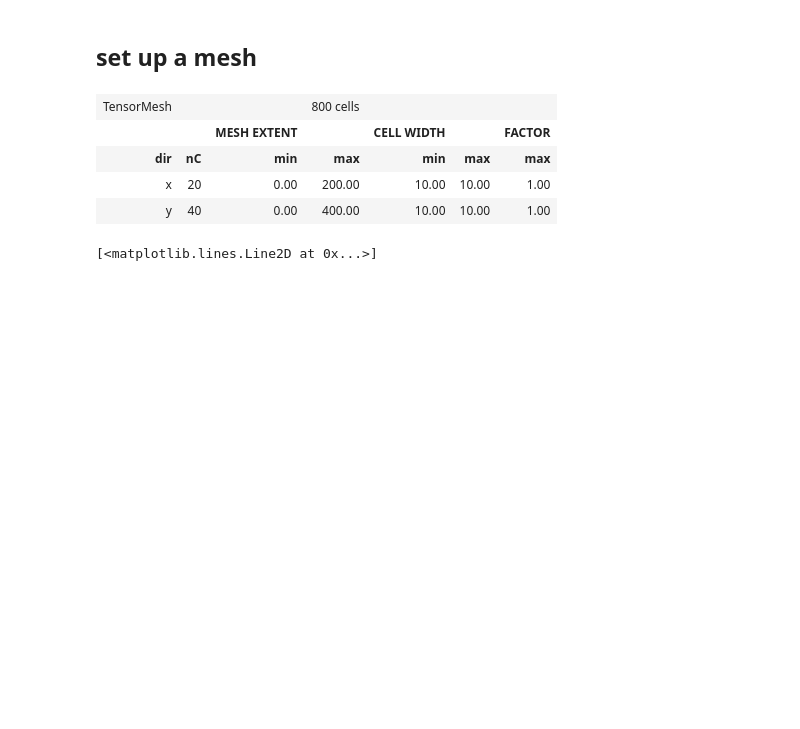
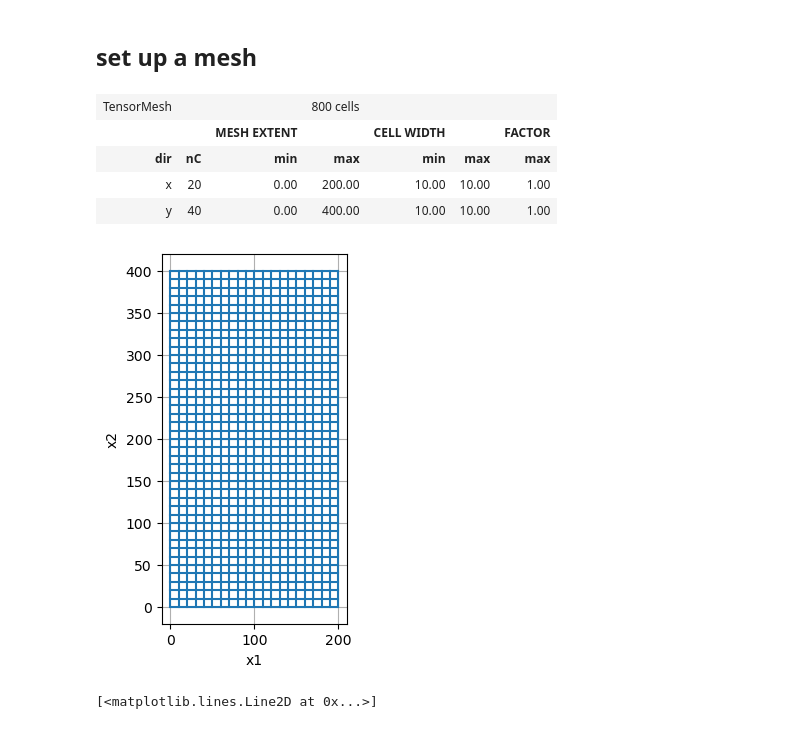
Before and after one commit to lheagy/eosc-454, a Jupyter notebook: lectures/tomography.ipynb, the cells around one changed output. Drawn from its saved outputs; the diff is of its cells as text; code cells hidden in the pictures; blank space fills up the shorter version.

```diff
--- a/lectures/tomography.ipynb
+++ b/lectures/tomography.ipynb
@@ -55,6 +55,12 @@ mesh
 | dir | nC | min | max | min | max | max |
 | x | 20 | 0.00 | 200.00 | 10.00 | 10.00 | 1.00 |
 | y | 40 | 0.00 | 400.00 | 10.00 | 10.00 | 1.00 |
+# %%
+fig, ax = plt.subplots(1, 1)
+mesh.plot_grid(ax=ax)
+ax.set_aspect(1)
+# %% [output]
+[figure, added]
 # %%
 n_src = 10
 y_src = np.linspace(dy/2, extent_y-dy/2, n_src)
```
Also changed, not shown: parts of 27 cells of this notebook.
